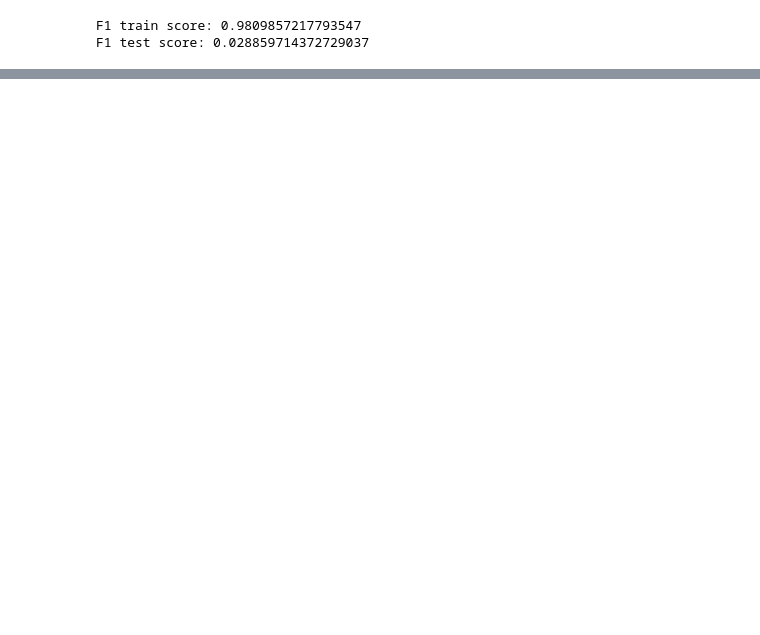
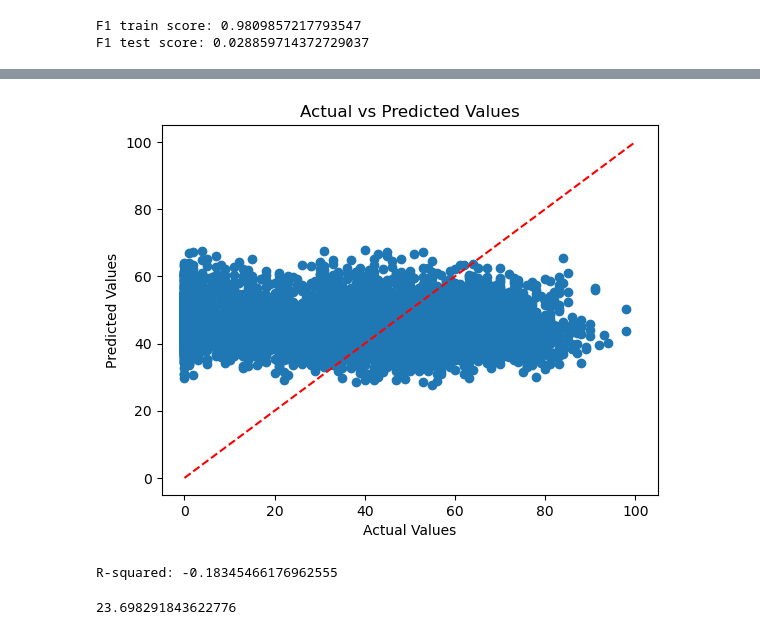
Before and after one commit to gstirk27/stat486-final_project, a Jupyter notebook: supervised.ipynb, the cells around one changed output, grey strips where cells are left out. Saved outputs shown, nothing was run; the diff lists cells and outputs as text; code cells hidden in the pictures; blank space fills up the shorter version.

```diff
--- a/supervised.ipynb
+++ b/supervised.ipynb
@@ -126,0 +215,20 @@ df
+# %%
+plt.scatter(y_test, predictions)
+plt.xlabel('Actual Values')
+plt.ylabel('Predicted Values')
+plt.title('Actual vs Predicted Values')
+plt.plot([y.min(), y.max()], [y.min(), y.max()], 'r--')  # Line for perfect predictions
+plt.show()
+# %% [output]
+[figure, added]
+# %%
+from sklearn.metrics import r2_score
+
+r2 = r2_score(y_test, predictions)
+print(f'R-squared: {r2}')
+# %% [output]
+R-squared: -0.18345466176962555
+# %%
+np.std(df['track_popularity'])
+# %% [output]
+23.698291843622776
```
Also changed, not shown: parts of 9 cells of this notebook.
